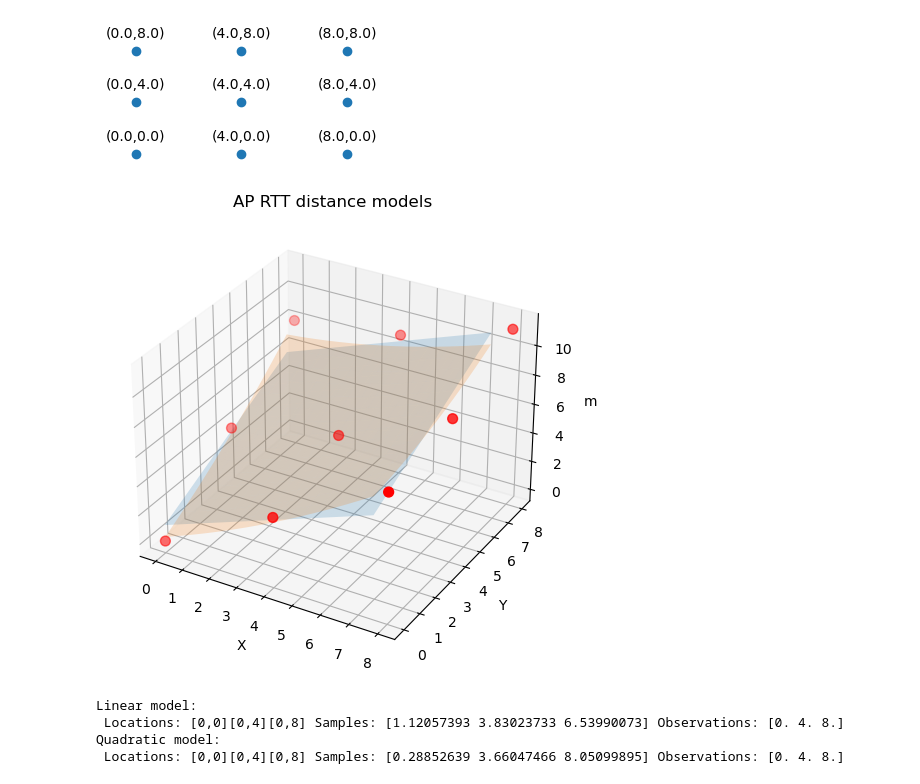
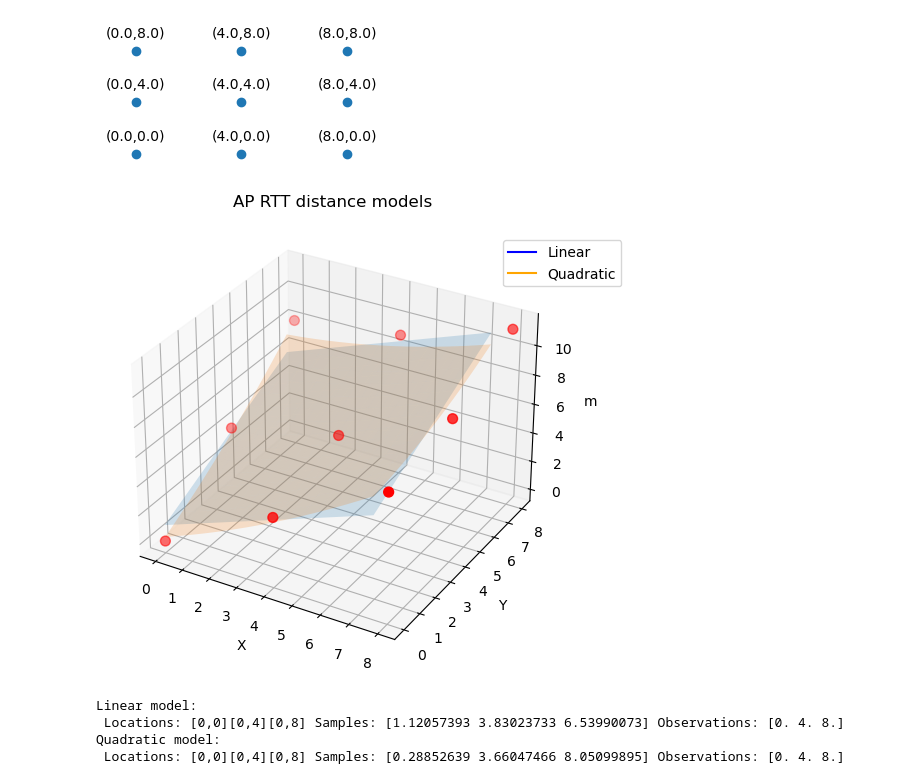
Before and after one commit to carlogattuso/Indoor_Positioning_RTT_GPR, a Jupyter notebook: src/dev/surface_fitting.ipynb, the cells around one changed output. Cells and saved outputs as stored; diff of their text form; code cells hidden in the pictures.

Commit message:
plot legend added

```diff
--- a/src/dev/surface_fitting.ipynb
+++ b/src/dev/surface_fitting.ipynb
@@ -102,24 +102,32 @@ Z_2 = sample_distance(X, Y, model_2)
 # %%
 """
 Surface fitting plot
 """
 fig = plt.figure()
+
 ax = fig.gca(projection='3d')
 
-ax.plot_surface(X, Y, Z_1, rstride=1, cstride=1, alpha=0.2, label='linear')
-ax.plot_surface(X, Y, Z_2, rstride=1, cstride=1, alpha=0.2, label='quadratic')
+l1 = ax.plot_surface(X, Y, Z_1, rstride=1, cstride=1, alpha=0.2, label='linear')
+l2 = ax.plot_surface(X, Y, Z_2, rstride=1, cstride=1, alpha=0.2, label='quadratic')
 
 ax.scatter(locations[:,0], locations[:,1], d_RTT, c='r', s=50)
 
 plt.xlabel('X')
 plt.ylabel('Y')
 ax.set_zlabel('m')
 ax.axis('auto')
 
+line_labels = ["Linear", "Quadratic"]
+
+ax.plot([0], [0], color="blue")[0]
+ax.plot([0], [0], color="orange")[0]
+
+fig.legend(labels= line_labels,loc="upper right",borderaxespad=4)
+
 plt.title('AP RTT distance models')
 plt.show()
 # %% [output]
-[figure, old version]
+[figure, new version]
 # %%
 test = sample_distance(np.array([0,0,0]), np.array([0,4,8]), model_1)
 print('Linear model:\n','Locations: [0,0][0,4][0,8]','Samples:',test,'Observations:',d_RTT[0:3])
```
Also changed, not shown: parts of 1 cell of this notebook.
